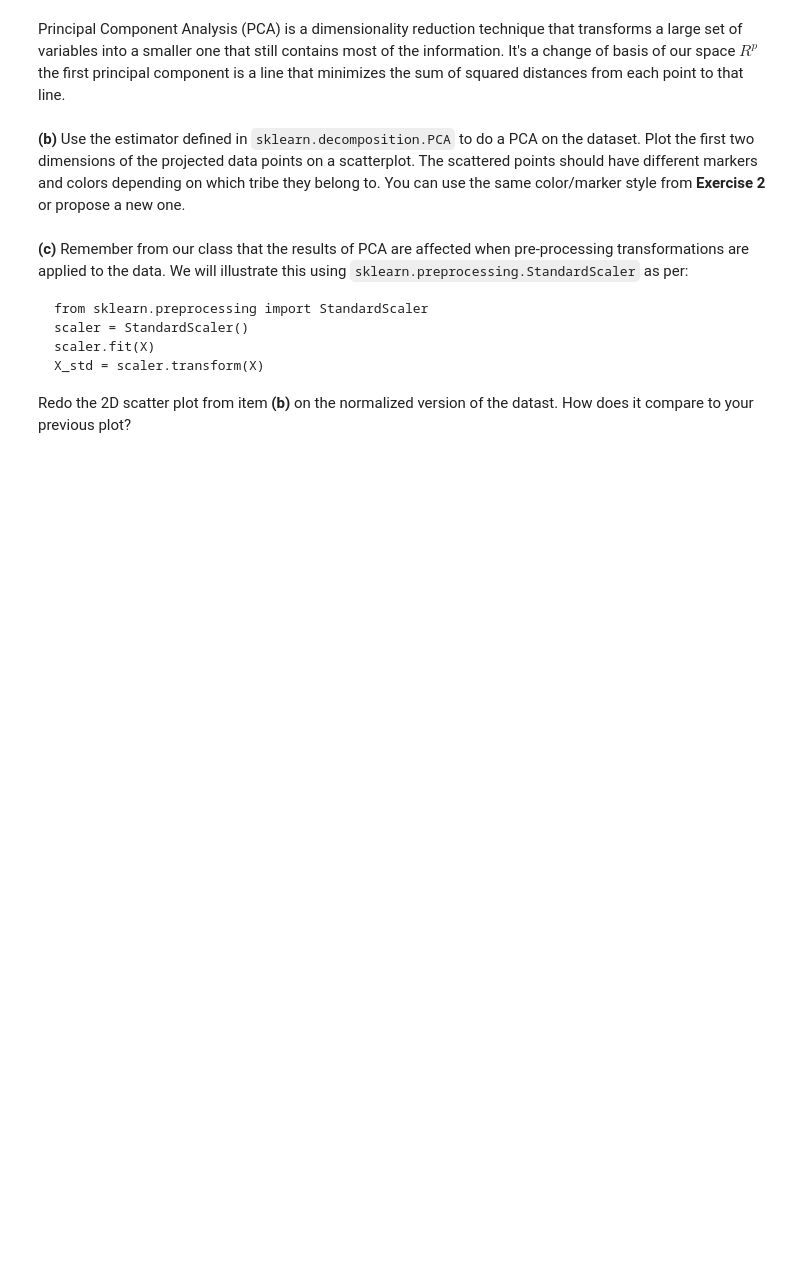
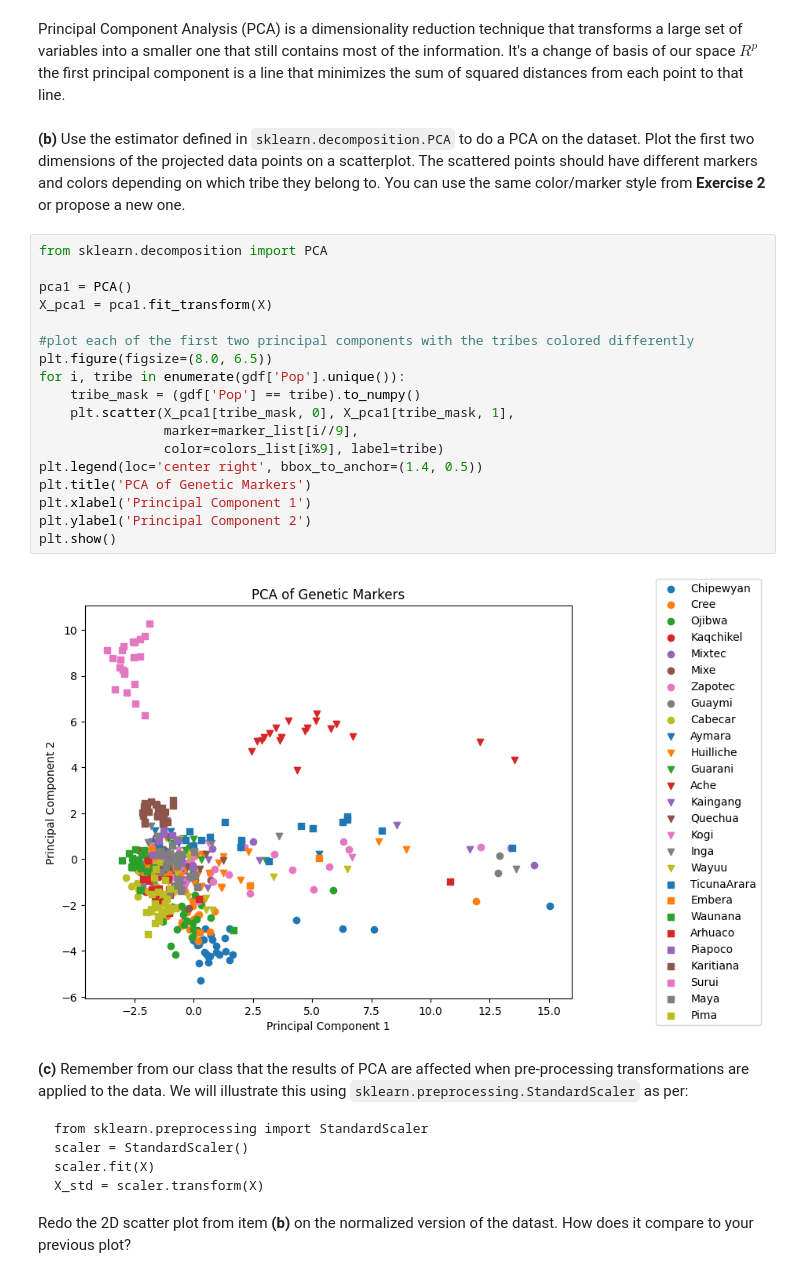
Before and after one commit to Concombrero/TP-Statistical-Learning, a Jupyter notebook: TP2/TP2.ipynb, the cells around one changed output. Saved outputs shown, nothing was run; the diff lists cells and outputs as text; blank space fills up the shorter version.

````diff
--- a/TP2/TP2.ipynb
+++ b/TP2/TP2.ipynb
@@ -192,6 +192,26 @@ In multiple linear regression model, the equation is $ y = \sum_{i = 1}^N \beta_
 Principal Component Analysis (PCA) is a dimensionality reduction technique that transforms a large set of variables into a smaller one that still contains most of the information. It's a change of basis of our space $R^p$ the first principal component is a line that minimizes the sum of squared distances from each point to that line.
 # %% [markdown]
 **(b)** Use the estimator defined in `sklearn.decomposition.PCA` to do a PCA on the dataset. Plot the first two dimensions of the projected data points on a scatterplot. The scattered points should have different markers and colors depending on which tribe they belong to. You can use the same color/marker style from **Exercise 2** or propose a new one.
+# %%
+from sklearn.decomposition import PCA
+
+pca1 = PCA()
+X_pca1 = pca1.fit_transform(X)
+
+#plot each of the first two principal components with the tribes colored differently
+plt.figure(figsize=(8.0, 6.5))
+for i, tribe in enumerate(gdf['Pop'].unique()):
+    tribe_mask = (gdf['Pop'] == tribe).to_numpy()
+    plt.scatter(X_pca1[tribe_mask, 0], X_pca1[tribe_mask, 1],
+                marker=marker_list[i//9],
+                color=colors_list[i%9], label=tribe)
+plt.legend(loc='center right', bbox_to_anchor=(1.4, 0.5))
+plt.title('PCA of Genetic Markers')
+plt.xlabel('Principal Component 1')
+plt.ylabel('Principal Component 2')
+plt.show()
+# %% [output]
+[figure, added]
 # %% [markdown]
 **(c)** Remember from our class that the results of PCA are affected when pre-processing transformations are applied to the data. We will illustrate this using `sklearn.preprocessing.StandardScaler` as per:
 ```
````
Also changed, not shown: parts of 5 cells of this notebook.
